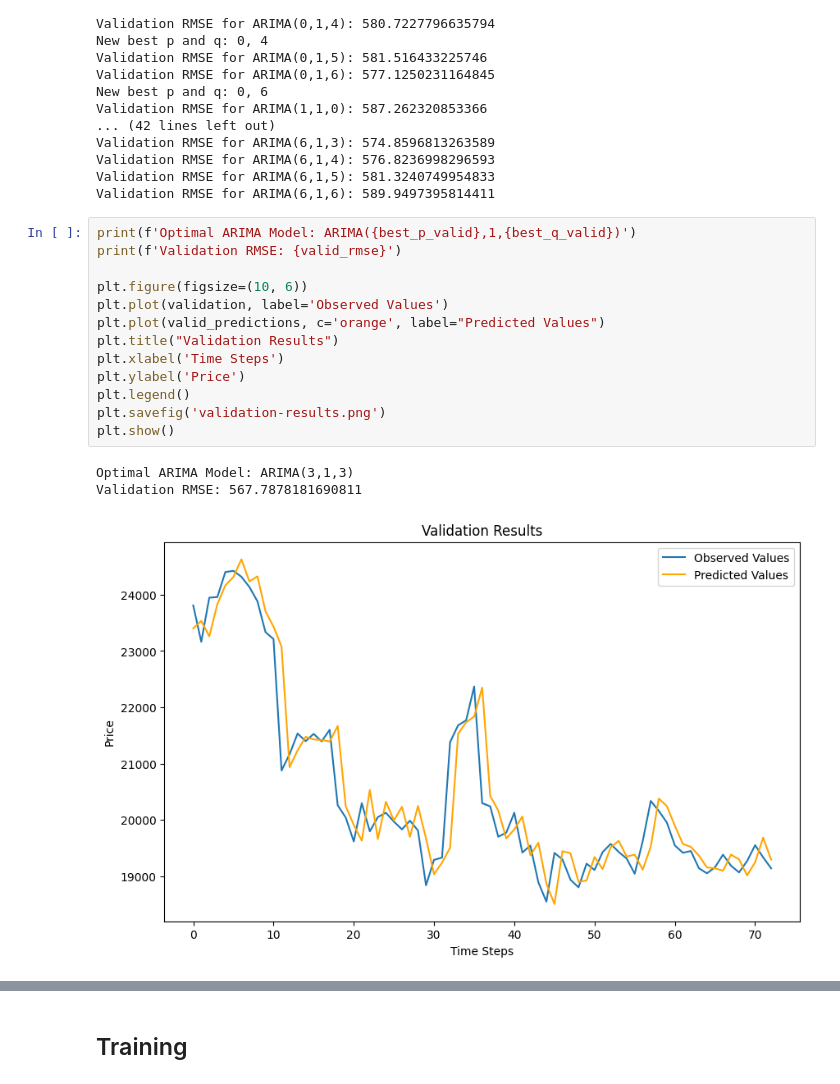
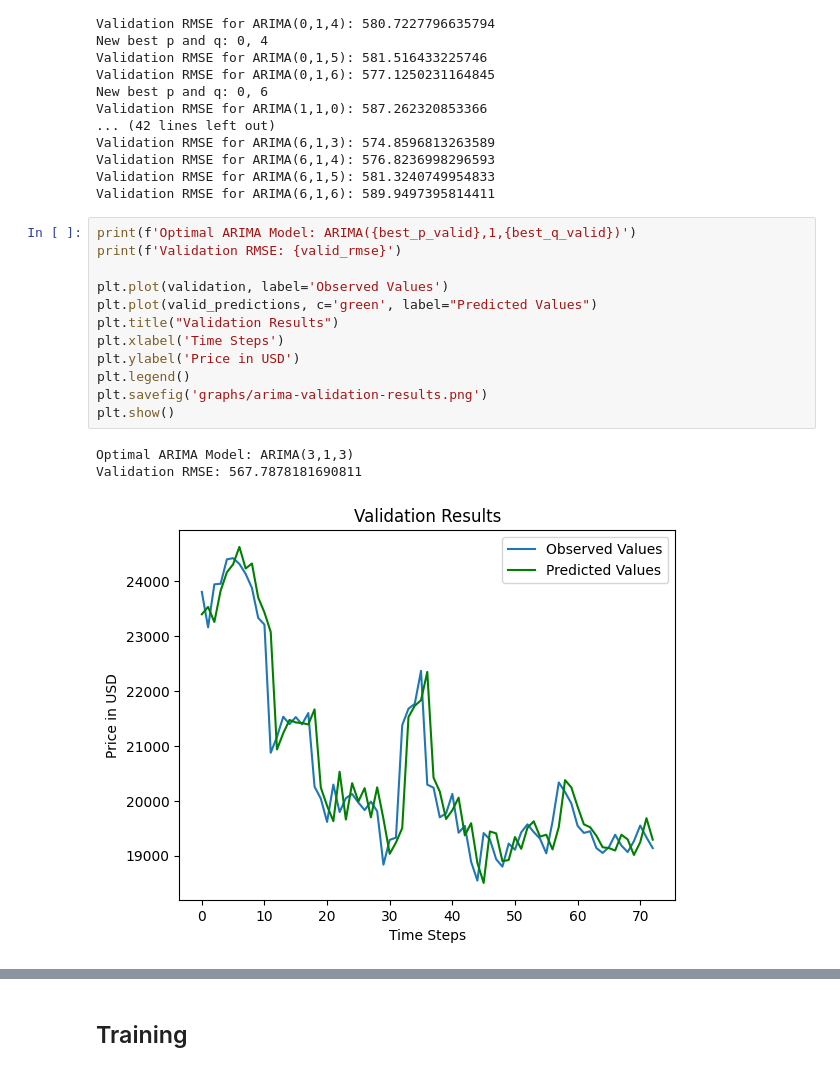
Before and after one commit to cferggie/Predicting-Bitcoin-Returns-with-Long-Short-Term-Memory-LSTM-Neural-Networks, a Jupyter notebook: ARIMA.ipynb, the cells around one changed output, grey strips where cells are left out. Saved outputs shown, nothing was run; the diff lists cells and outputs as text.

```diff
--- a/ARIMA.ipynb
+++ b/ARIMA.ipynb
@@ -246,17 +165,16 @@ Validation RMSE for ARIMA(6,1,6): 589.9497395814411
 # %%
 print(f'Optimal ARIMA Model: ARIMA({best_p_valid},1,{best_q_valid})')
 print(f'Validation RMSE: {valid_rmse}')
 
-plt.figure(figsize=(10, 6))
 plt.plot(validation, label='Observed Values')
-plt.plot(valid_predictions, c='orange', label="Predicted Values")
+plt.plot(valid_predictions, c='green', label="Predicted Values")
 plt.title("Validation Results")
 plt.xlabel('Time Steps')
-plt.ylabel('Price')
+plt.ylabel('Price in USD')
 plt.legend()
-plt.savefig('validation-results.png')
+plt.savefig('graphs/arima-validation-results.png')
 plt.show()
 # %% [output]
 Optimal ARIMA Model: ARIMA(3,1,3)
 Validation RMSE: 567.7878181690811
-[figure, old version]
+[figure, new version]
```
Also changed, not shown: parts of 11 cells of this notebook, 4 other files.
